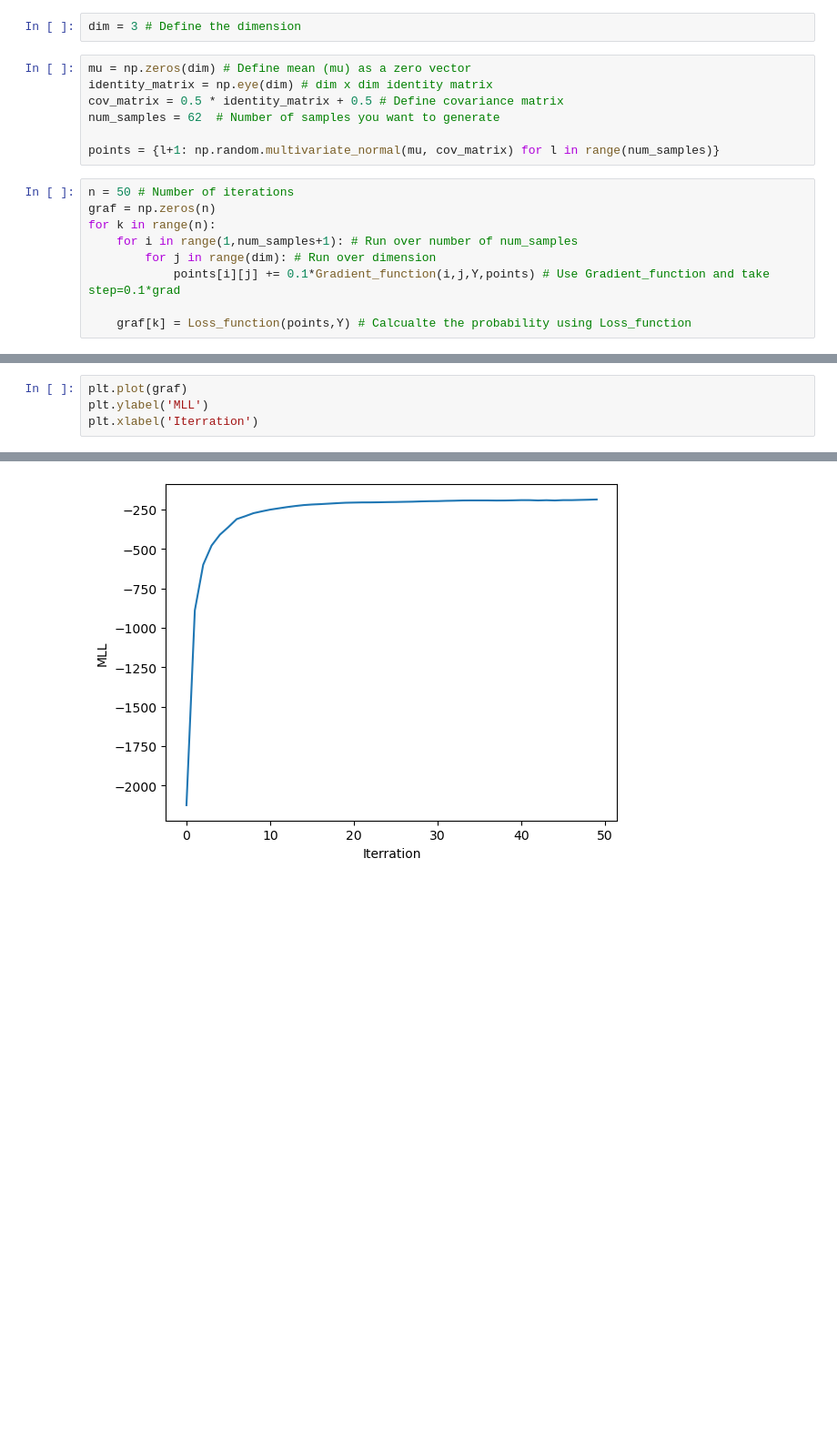
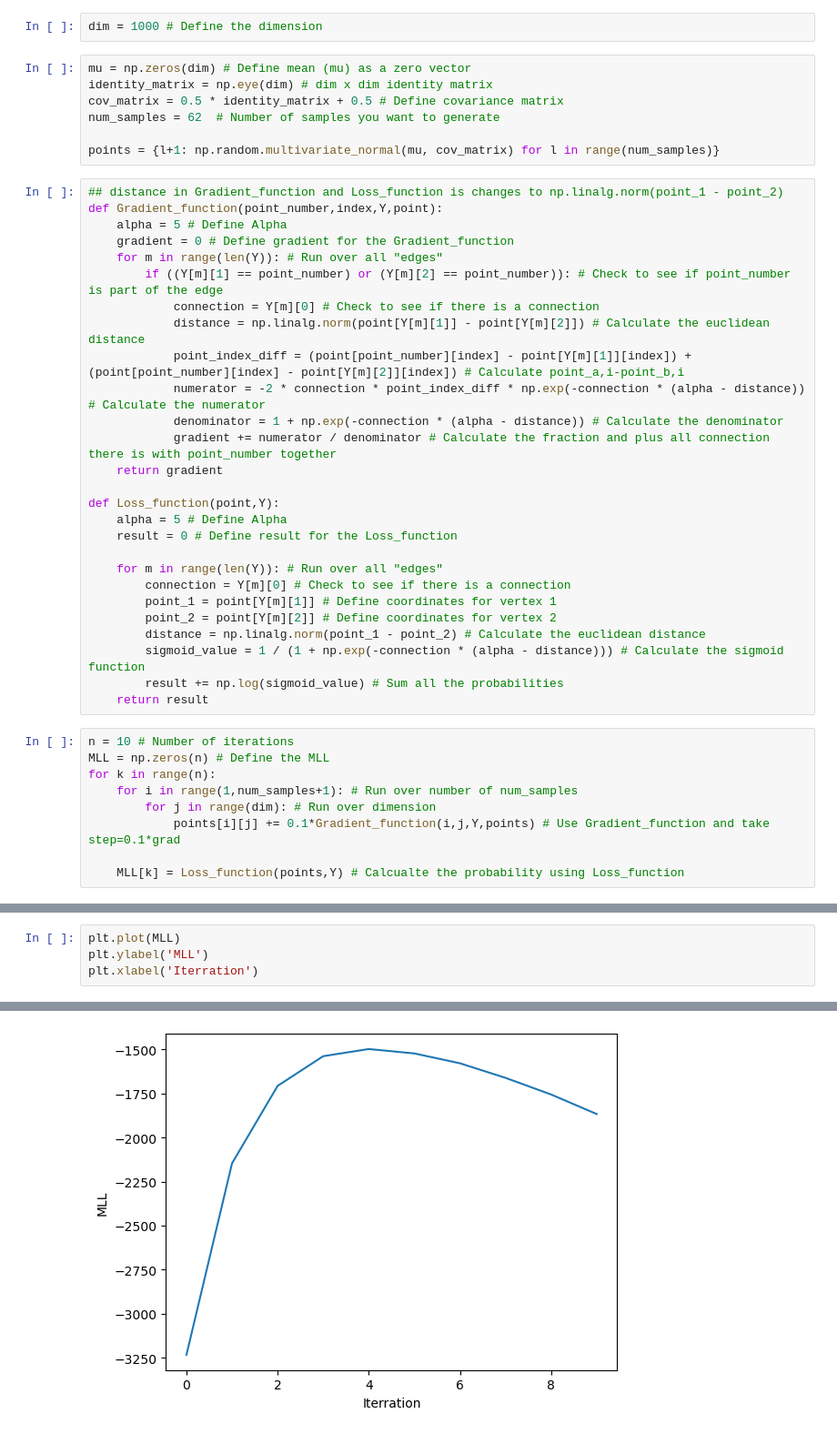
Before and after one commit to SigneDjernis/Latent_Distance_Models, a Jupyter notebook: Dolphins dataset/Dolphins_nD.ipynb, the cells around one changed output, grey strips where cells are left out. Shown: that part at 91% size. Cells and saved outputs as stored; diff of their text form; blank space fills up the shorter version.

Commit message:
Fix n dimension social space

```diff
--- a/Dolphins dataset/Dolphins_nD.ipynb
+++ b/Dolphins dataset/Dolphins_nD.ipynb
@@ -5,7 +5,7 @@ import sys
 sys.path.append('../') # Change path
 from Functions import * # Import Gradient_function
 # %%
-dim = 3 # Define the dimension
+dim = 1000 # Define the dimension
 # %%
 mu = np.zeros(dim) # Define mean (mu) as a zero vector
 identity_matrix = np.eye(dim) # dim x dim identity matrix
@@ -13,12 +13,39 @@ cov_matrix = 0.5 * identity_matrix + 0.5 # Define covariance matrix
 num_samples = 62  # Number of samples you want to generate
 
 points = {l+1: np.random.multivariate_normal(mu, cov_matrix) for l in range(num_samples)}
+# %%
+## distance in Gradient_function and Loss_function is changes to np.linalg.norm(point_1 - point_2)
+def Gradient_function(point_number,index,Y,point):
+    alpha = 5 # Define Alpha
+    gradient = 0 # Define gradient for the Gradient_function
+    for m in range(len(Y)): # Run over all "edges"
+        if ((Y[m][1] == point_number) or (Y[m][2] == point_number)): # Check to see if point_number is part of the edge
+            connection = Y[m][0] # Check to see if there is a connection
+            distance = np.linalg.norm(point[Y[m][1]] - point[Y[m][2]]) # Calculate the euclidean distance
+            point_index_diff = (point[point_number][index] - point[Y[m][1]][index]) + (point[point_number][index] - point[Y[m][2]][index]) # Calculate point_a,i-point_b,i
+            numerator = -2 * connection * point_index_diff * np.exp(-connection * (alpha - distance)) # Calculate the numerator
+            denominator = 1 + np.exp(-connection * (alpha - distance)) # Calculate the denominator
+            gradient += numerator / denominator # Calculate the fraction and plus all connection there is with point_number together
+    return gradient
+
+def Loss_function(point,Y):
+    alpha = 5 # Define Alpha
+    result = 0 # Define result for the Loss_function
+
+    for m in range(len(Y)): # Run over all "edges"
+        connection = Y[m][0] # Check to see if there is a connection
+        point_1 = point[Y[m][1]] # Define coordinates for vertex 1
+        point_2 = point[Y[m][2]] # Define coordinates for vertex 2
+        distance = np.linalg.norm(point_1 - point_2) # Calculate the euclidean distance
+        sigmoid_value = 1 / (1 + np.exp(-connection * (alpha - distance))) # Calculate the sigmoid function
+        result += np.log(sigmoid_value) # Sum all the probabilities
+    return result
 # %%
-n = 50 # Number of iterations
-graf = np.zeros(n)
+n = 10 # Number of iterations
+MLL = np.zeros(n) # Define the MLL
 for k in range(n):
     for i in range(1,num_samples+1): # Run over number of num_samples
         for j in range(dim): # Run over dimension
             points[i][j] += 0.1*Gradient_function(i,j,Y,points) # Use Gradient_function and take step=0.1*grad
 
-    graf[k] = Loss_function(points,Y) # Calcualte the probability using Loss_function
+    MLL[k] = Loss_function(points,Y) # Calcualte the probability using Loss_function
@@ -25,10 +61,10 @@ for k in range(n):
 # %%
-plt.plot(graf)
+plt.plot(MLL)
 plt.ylabel('MLL')
 plt.xlabel('Iterration')
 # %% [output]
 Text(0.5, 0, 'Iterration')
-[figure, old version]
+[figure, new version]
 # %%
 import numpy as np
 import matplotlib.pyplot as plt
```
Also changed, not shown: parts of 3 cells of this notebook.
